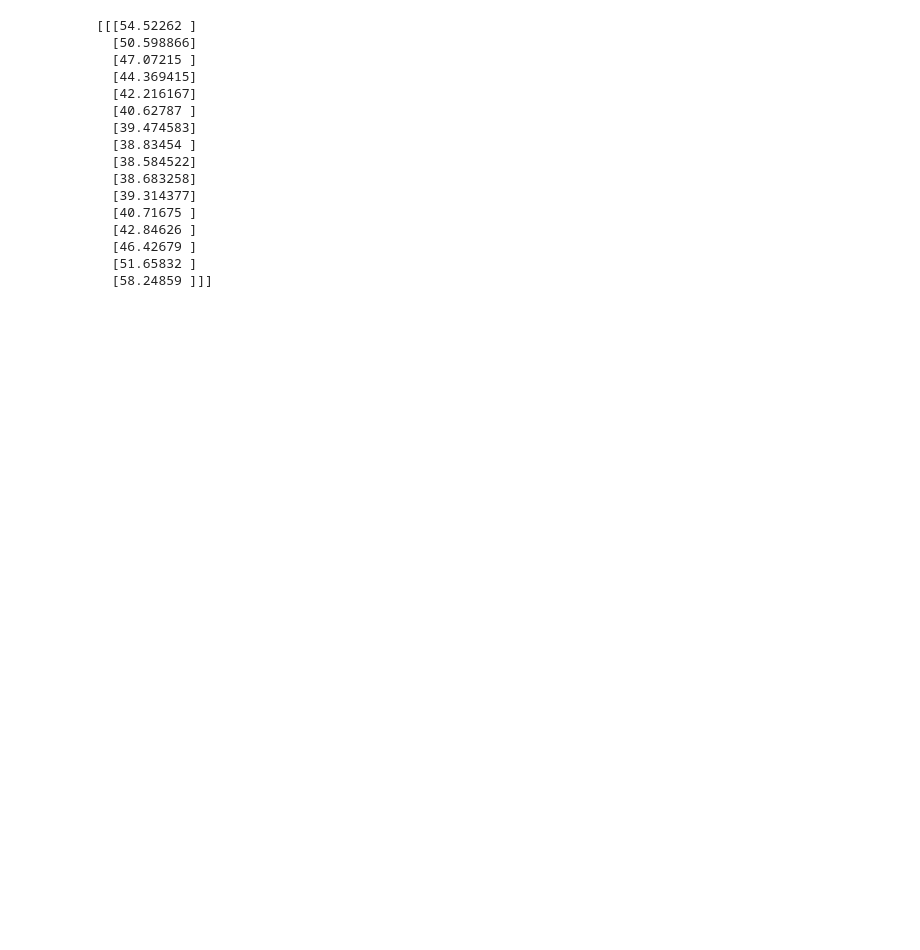
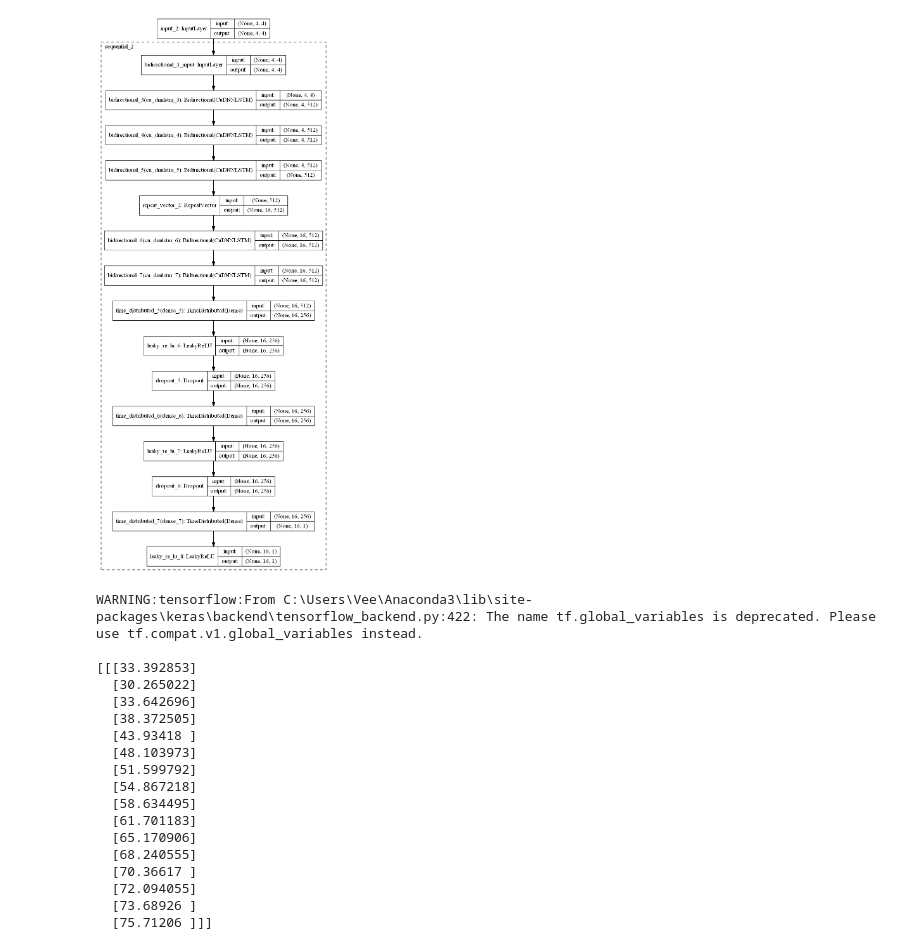
Before and after one commit to amirunpri2018/Music-Composition-GAN, a Jupyter notebook: LOAD Music Bi-LSTM GAN.ipynb, the cells around one changed output. Drawn from its saved outputs; the diff is of its cells as text; code cells hidden in the pictures; blank space fills up the shorter version.

```diff
--- a/LOAD Music Bi-LSTM GAN.ipynb
+++ b/LOAD Music Bi-LSTM GAN.ipynb
@@ -30,5 +15,11 @@ import NoteBins
 # %%
-model = load_model('LSTM_generator1.h5')
+model = load_model('LSTM_generator2.h5')
+# %%
+from keras.utils import plot_model
+import pydot
+plot_model(model, to_file='model.png',show_shapes=True,show_layer_names=True,expand_nested=True)
+# %% [output]
+[figure, added]
 # %%
 random = np.random.normal(1, 1, (1,4,4))
 jamie = model.predict(random)
@@ -40,22 +31,24 @@ for x in range(16):
         jamie[0][x][0] = jamie[0][x][0] / 10
 print(jamie)
 # %% [output]
-[[[54.52262 ]
-  [50.598866]
-  [47.07215 ]
-  [44.369415]
-  [42.216167]
-  [40.62787 ]
-  [39.474583]
-  [38.83454 ]
-  [38.584522]
-  [38.683258]
-  [39.314377]
-  [40.71675 ]
-  [42.84626 ]
-  [46.42679 ]
-  [51.65832 ]
-  [58.24859 ]]]
+WARNING:tensorflow:From C:\Users\Vee\Anaconda3\lib\site-packages\keras\backend\tensorflow_backend.py:422: The name tf.global_variables is deprecated. Please use tf.compat.v1.global_variables instead.
+
+[[[33.392853]
+  [30.265022]
+  [33.642696]
+  [38.372505]
+  [43.93418 ]
+  [48.103973]
+  [51.599792]
+  [54.867218]
+  [58.634495]
+  [61.701183]
+  [65.170906]
+  [68.240555]
+  [70.36617 ]
+  [72.094055]
+  [73.68926 ]
+  [75.71206 ]]]
 # %%
 timing = np.load(r'C:\Users\Vee\Desktop\python\csp.npy',allow_pickle=True)
 count = 0
```
Also changed, not shown: parts of 2 cells of this notebook.
